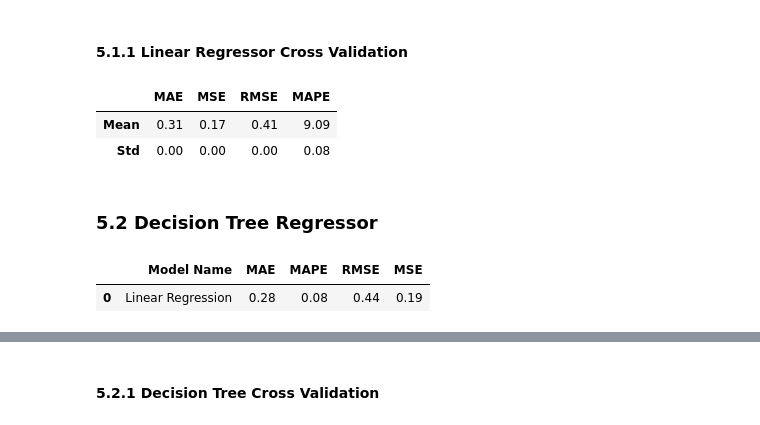
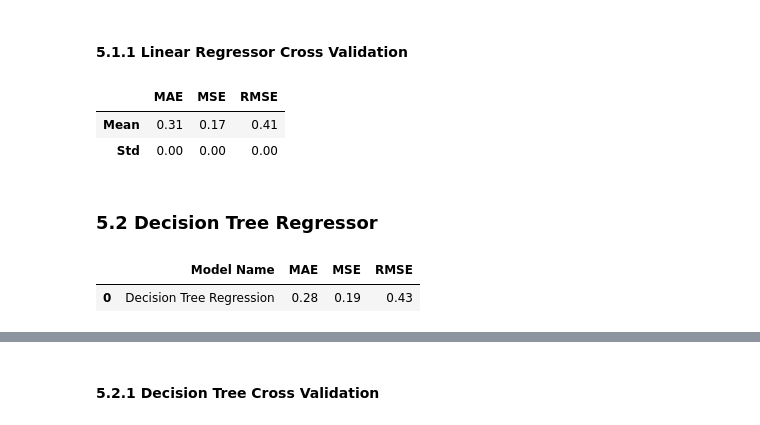
Before and after one commit to aleemarino/beer_review, a Jupyter notebook: tcc.ipynb, the cells around one changed output, grey strips where cells are left out. Cells and saved outputs as stored; diff of their text form; code cells hidden in the pictures.

```diff
--- a/tcc.ipynb
+++ b/tcc.ipynb
@@ -700,18 +712,18 @@ result_df.head(20)
 # %% [markdown]
 #### 5.1.1 Linear Regressor Cross Validation
 # %%
-cross_validation(X_test_Scaled_Data_Frame, y_test, linear_regression, kfold=10)
+cross_validation(X_test_Scaled_Data_Frame, y_test, linear_regressor, kfold=5)
 # %% [output]
-|  | MAE | MSE | RMSE | MAPE |
-| Mean | 0.31 | 0.17 | 0.41 | 9.09 |
-| Std | 0.00 | 0.00 | 0.00 | 0.08 |
+|  | MAE | MSE | RMSE |
+| Mean | 0.31 | 0.17 | 0.41 |
+| Std | 0.00 | 0.00 | 0.00 |
 # %% [markdown]
 ### 5.2 Decision Tree Regressor
 # %%
 #definindo parâmetros
 decision_tree_regressor = DecisionTreeRegressor(
-    max_depth=15,
-    min_samples_split=10,
+    max_depth=8,
+    min_samples_split=5,
     min_samples_leaf=5,
     random_state=42
 )
@@ -726,13 +738,13 @@ decision_tree_regressor_pred = decision_tree_regressor.predict(X_test_Scaled)
 decision_tree_regressor_pred_rounded = np.round(decision_tree_regressor_pred / 0.5) * 0.5
 
 #avaliando
-decision_tree_result = ml_error('Linear Regression', y_test, decision_tree_regressor_pred_rounded)
+decision_tree_result = ml_error('Decision Tree Regression', y_test, decision_tree_regressor_pred_rounded)
 
 #exibindo o resultado
 decision_tree_result
 # %% [output]
-|  | Model Name | MAE | MAPE | RMSE | MSE |
-| 0 | Linear Regression | 0.28 | 0.08 | 0.44 | 0.19 |
+|  | Model Name | MAE | MSE | RMSE |
+| 0 | Decision Tree Regression | 0.28 | 0.19 | 0.43 |
 # %%
 result_df = pd.DataFrame({
     'True Value': y_test,
```
Also changed, not shown: parts of 17 cells of this notebook.
